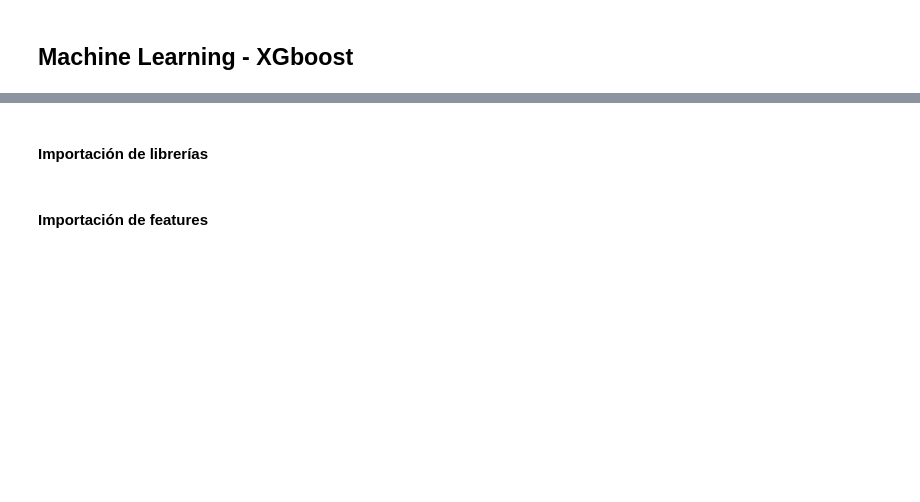
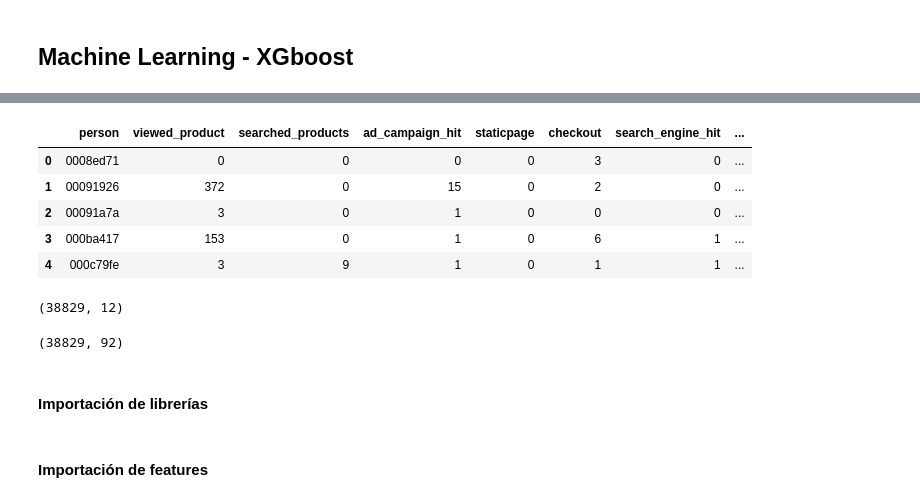
Before and after one commit to gabyrobles93/7506-TP2-MachineLearning, a Jupyter notebook: notebooks/machine_learning_gaby.ipynb, the cells around one changed output, grey strips where cells are left out. Drawn from its saved outputs; the diff is of its cells as text; code cells hidden in the pictures; blank space fills up the shorter version.

```diff
--- a/notebooks/machine_learning_gaby.ipynb
+++ b/notebooks/machine_learning_gaby.ipynb
@@ -2,0 +13,3 @@
+# %%
+events = events[['person', 'event']]
+events['event'].drop_duplicates()
@@ -2,0 +29,41 @@
+# %%
+events['viewed_product'] = (events.event == 'viewed product').astype(int)
+events['searched_products'] = (events.event == 'searched products').astype(int)
+events['ad_campaign_hit'] = (events.event == 'ad campaign hit').astype(int)
+events['staticpage'] = (events.event == 'staticpage').astype(int)
+events['checkout'] = (events.event == 'checkout').astype(int)
+events['search_engine_hit'] = (events.event == 'search engine hit').astype(int)
+events['conversion'] = (events.event == 'conversion').astype(int)
+events['generic_listing'] = (events.event == 'generic listing').astype(int)
+events['brand_listing'] = (events.event == 'brand listing').astype(int)
+events['visited_site'] = (events.event == 'visited site').astype(int)
+events['lead'] = (events.event == 'lead').astype(int)
+# %%
+cantidad_eventos_por_persona = events.groupby('person').agg({
+    'viewed_product' : 'sum',
+    'searched_products' : 'sum',
+    'ad_campaign_hit' : 'sum',
+    'staticpage' : 'sum',
+    'checkout' : 'sum',
+    'search_engine_hit' : 'sum',
+    'conversion' : 'sum',
+    'generic_listing' : 'sum',
+    'brand_listing' : 'sum',
+    'visited_site' : 'sum',
+    'lead' : 'sum'
+})
+# %%
+cantidad_eventos_por_persona = cantidad_eventos_por_persona.reset_index()
+# %%
+cantidad_eventos_por_persona.head()
+# %% [output]
+|  | person | viewed_product | searched_products | ad_campaign_hit | staticpage | checkout | search_engine_hit | ... |
+| 0 | 0008ed71 | 0 | 0 | 0 | 0 | 3 | 0 | ... |
+| 1 | 00091926 | 372 | 0 | 15 | 0 | 2 | 0 | ... |
+| 2 | 00091a7a | 3 | 0 | 1 | 0 | 0 | 0 | ... |
+| 3 | 000ba417 | 153 | 0 | 1 | 0 | 6 | 1 | ... |
+| 4 | 000c79fe | 3 | 9 | 1 | 0 | 1 | 1 | ... |
+# %%
+cantidad_eventos_por_persona.shape
+# %% [output]
+(38829, 12)
@@ -2,0 +72,6 @@
+# %%
+todos = pd.read_csv('../features/features_todos.csv')
+features_todos = pd.merge(todos, cantidad_eventos_por_persona, how='inner', on='person')
+features_todos.shape
+# %% [output]
+(38829, 92)
```
Also changed, not shown: parts of 34 cells of this notebook.
